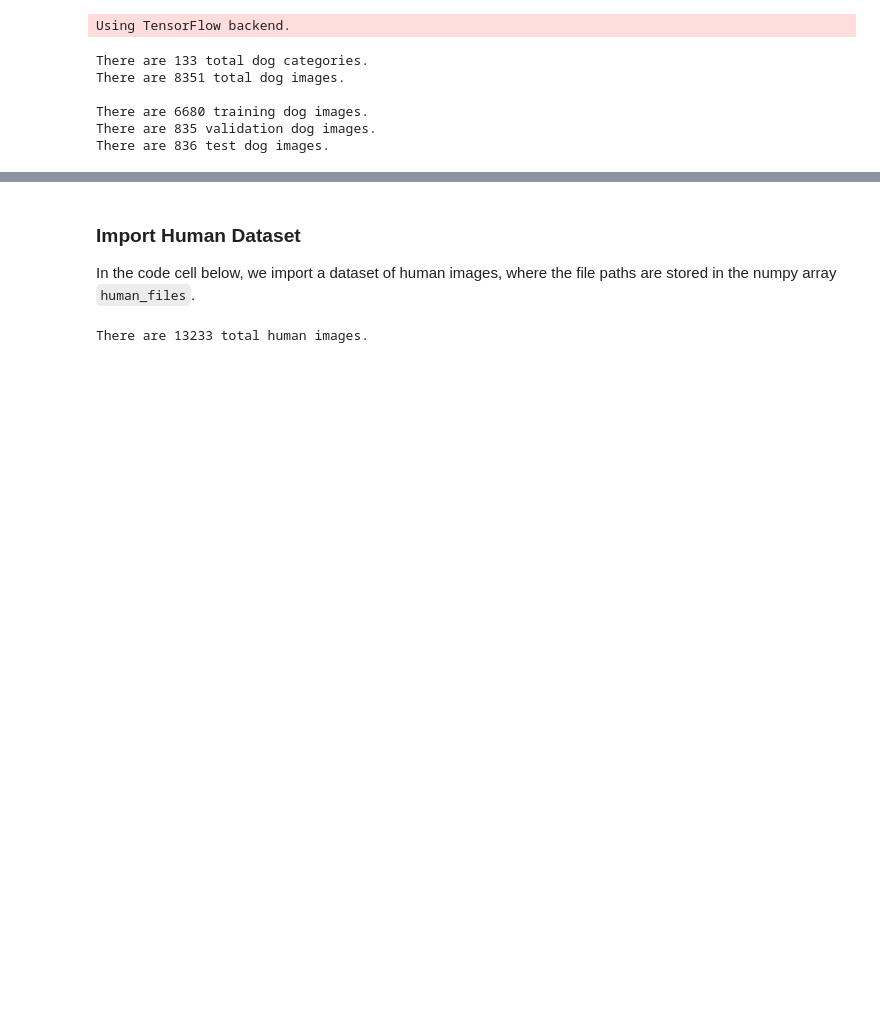
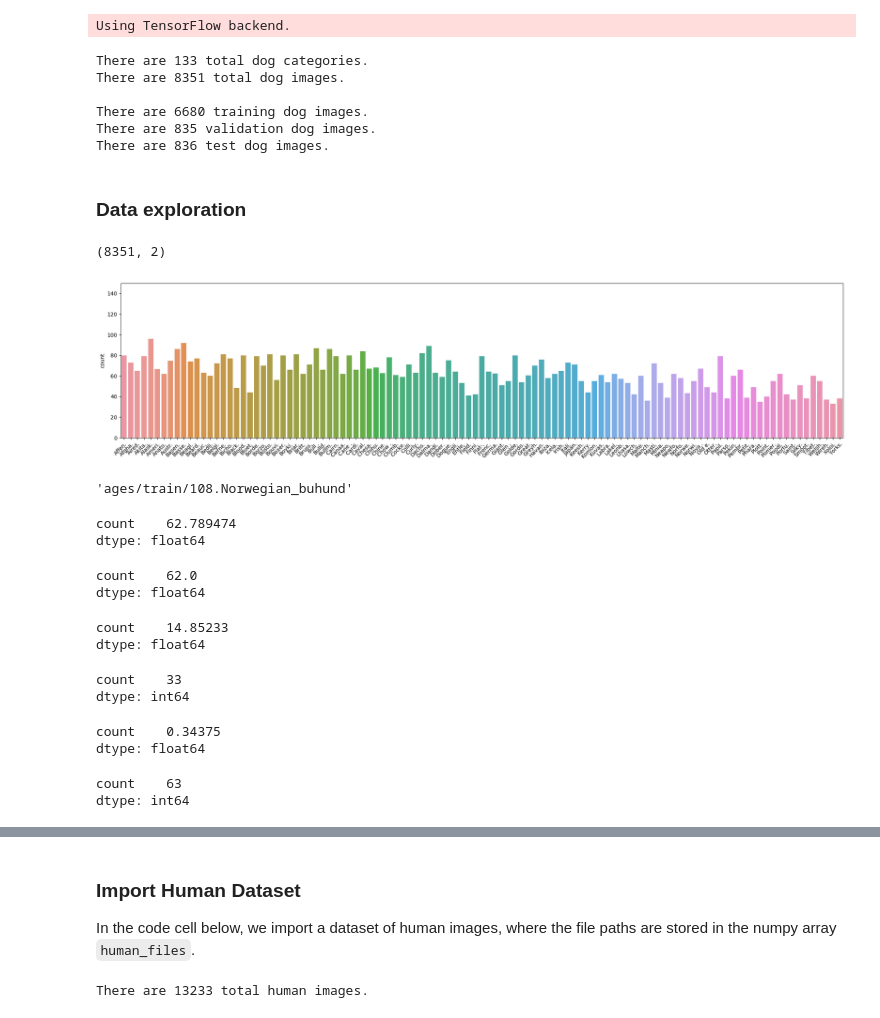
Before and after one commit to hc-psy/data-science-nano, a Jupyter notebook: Project 4 - Dog Breed Classification/dog_app.ipynb, the cells around one changed output, grey strips where cells are left out. Cells and saved outputs as stored; diff of their text form; code cells hidden in the pictures; blank space fills up the shorter version.

```diff
--- a/Project 4 - Dog Breed Classification/dog_app.ipynb
+++ b/Project 4 - Dog Breed Classification/dog_app.ipynb
@@ -91,3 +91,72 @@ There are 8351 total dog images.
 There are 6680 training dog images.
 There are 835 validation dog images.
 There are 836 test dog images.
+# %% [markdown]
+### Data exploration
+# %%
+breed_target_list = []
+for t in np.vstack([train_targets, valid_targets, test_targets]):
+    breed_target_list.append(np.argmax(t))
+
+dog_clean_names = [item[15:20].replace("_", " ")+"." for item in dog_names]
+# %%
+import pandas as pd
+
+df = pd.DataFrame({'breed': breed_target_list, 'count': 1})
+df_group = df.groupby('breed').sum()
+# %%
+df.shape
+# %% [output]
+(8351, 2)
+# %%
+import seaborn as sns
+import numpy as np
+import seaborn as sns
+import textwrap
+import matplotlib.pyplot as plt
+
+plt.figure(figsize=(20, 5), dpi=100)
+columns = dog_clean_names
+mean_length = np.mean([len(i) for i in columns])
+columns = ["\n".join(textwrap.wrap(i,mean_length)) for i in columns]
+ax = sns.barplot(x=columns, y='count',data=df_group, ci=None)
+ax.set_xticklabels(ax.get_xticklabels(),rotation=45,ha="right",rotation_mode='anchor')
+plt.tight_layout()
+plt.ylim(0,150)
+plt.show()
+# %% [output]
+[figure, added]
+# %%
+dog_names[list(df_group[df_group['count'] == df_group['count'].min()].index)[0]]
+# %% [output]
+'ages/train/108.Norwegian_buhund'
+# %%
+df_group.mean()
+# %% [output]
+count    62.789474
+dtype: float64
+# %%
+df_group.median()
+# %% [output]
+count    62.0
+dtype: float64
+# %%
+df_group.std()
+# %% [output]
+count    14.85233
+dtype: float64
+# %%
+df_group.min()
+# %% [output]
+count    33
+dtype: int64
+# %%
+df_group.min()/df_group.max()
+# %% [output]
+count    0.34375
+dtype: float64
+# %%
+df_group.max()-df_group.min()
+# %% [output]
+count    63
+dtype: int64
```
Also changed, not shown: parts of 8 cells of this notebook, 1 other file.
